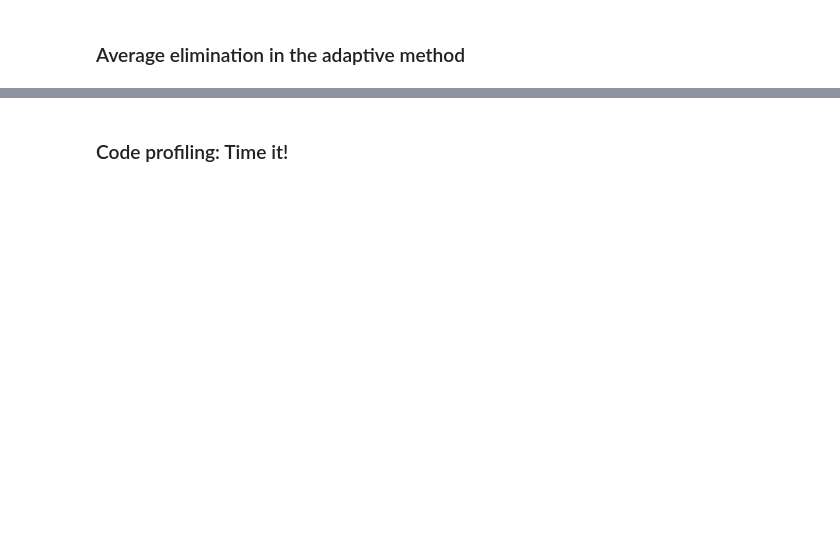
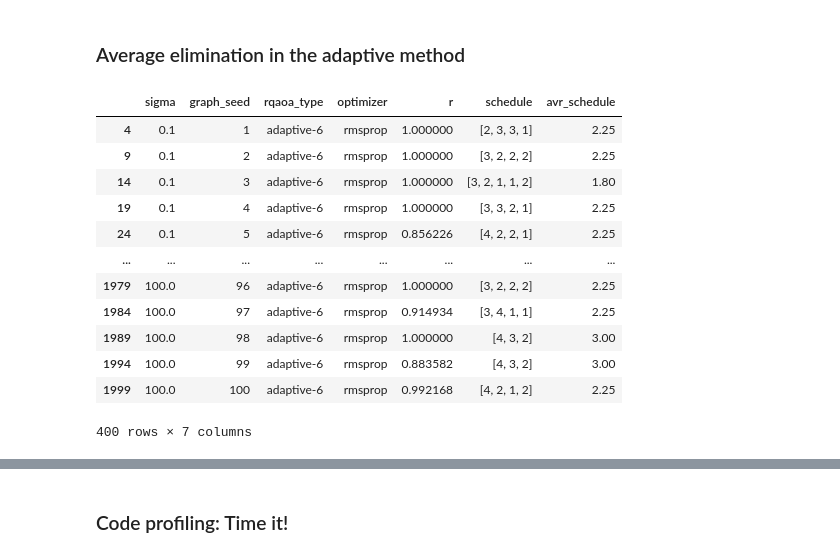
Before and after one commit to kidiki/openqaoa, a Jupyter notebook: Assignments/003_Assignment_grid_search.ipynb, the cells around one changed output, grey strips where cells are left out. Drawn from its saved outputs; the diff is of its cells as text; code cells hidden in the pictures; blank space fills up the shorter version.

```diff
--- a/Assignments/003_Assignment_grid_search.ipynb
+++ b/Assignments/003_Assignment_grid_search.ipynb
@@ -334,8 +363,22 @@ sns.boxplot(data = df, x = 'sigma', y ='r', hue='rqaoa_type') # averaging both o
 # %% [markdown]
 ### Average elimination in the adaptive method
 # %%
-ada_df = df[df['rqaoa_type'] == "adaptive"]
+ada_df = df[df['rqaoa_type'] == "adaptive-6"]
 ada_df
+# %% [output]
+|  | sigma | graph_seed | rqaoa_type | optimizer | r | schedule | avr_schedule |
+| 4 | 0.1 | 1 | adaptive-6 | rmsprop | 1.000000 | [2, 3, 3, 1] | 2.25 |
+| 9 | 0.1 | 2 | adaptive-6 | rmsprop | 1.000000 | [3, 2, 2, 2] | 2.25 |
+| 14 | 0.1 | 3 | adaptive-6 | rmsprop | 1.000000 | [3, 2, 1, 1, 2] | 1.80 |
+| 19 | 0.1 | 4 | adaptive-6 | rmsprop | 1.000000 | [3, 3, 2, 1] | 2.25 |
+| 24 | 0.1 | 5 | adaptive-6 | rmsprop | 0.856226 | [4, 2, 2, 1] | 2.25 |
+| ... | ... | ... | ... | ... | ... | ... | ... |
+| 1979 | 100.0 | 96 | adaptive-6 | rmsprop | 1.000000 | [3, 2, 2, 2] | 2.25 |
+| 1984 | 100.0 | 97 | adaptive-6 | rmsprop | 0.914934 | [3, 4, 1, 1] | 2.25 |
+| 1989 | 100.0 | 98 | adaptive-6 | rmsprop | 1.000000 | [4, 3, 2] | 3.00 |
+| 1994 | 100.0 | 99 | adaptive-6 | rmsprop | 0.883582 | [4, 3, 2] | 3.00 |
+| 1999 | 100.0 | 100 | adaptive-6 | rmsprop | 0.992168 | [4, 2, 1, 2] | 2.25 |
+400 rows × 7 columns
 # %%
 ada_df_01 = ada_df[df['sigma'] == 0.1]
 ada_df_1 = ada_df[df['sigma'] == 1]
```
Also changed, not shown: parts of 8 cells of this notebook, 4 other files.
